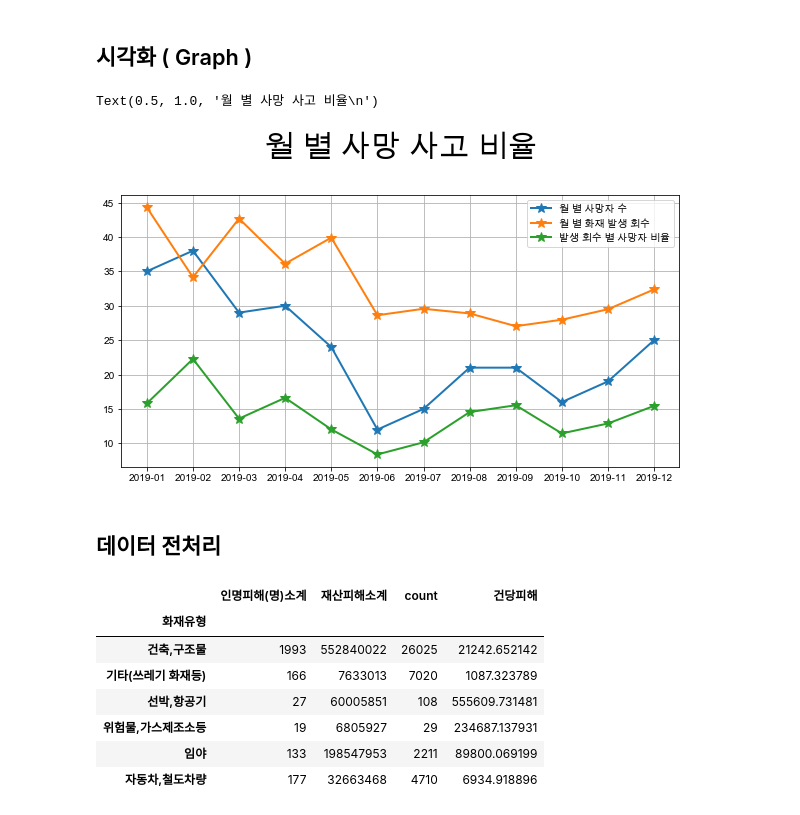
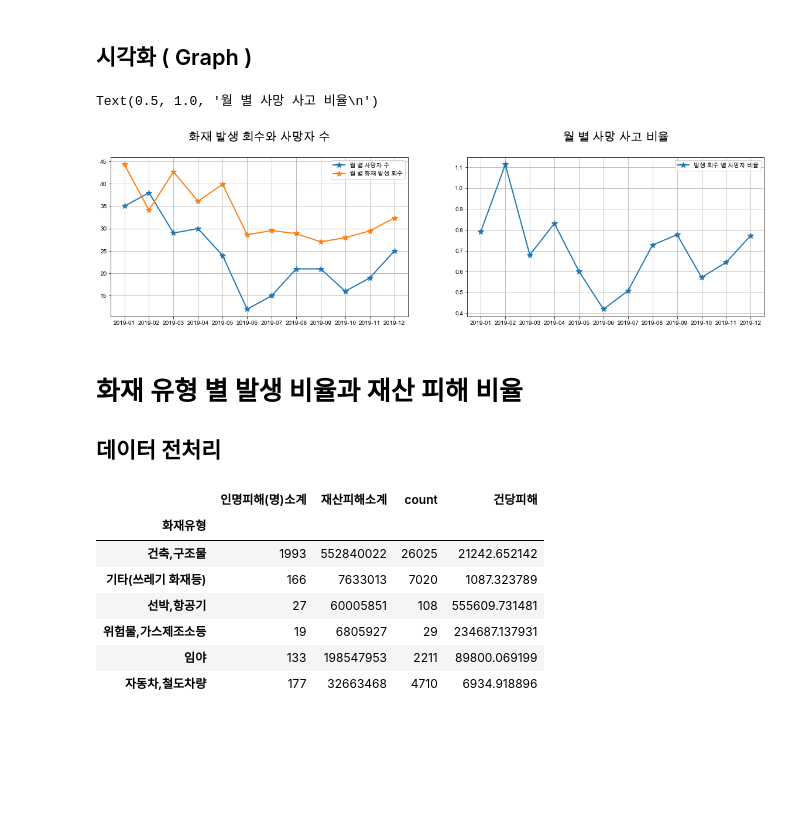
Before and after one commit to charmingjae/pandas, a Jupyter notebook: work/project.ipynb, the cells around one changed output. Cells and saved outputs as stored; diff of their text form; code cells hidden in the pictures; blank space fills up the shorter version.

```diff
--- a/work/project.ipynb
+++ b/work/project.ipynb
@@ -47,20 +47,29 @@ df_sumByMonth['발생회수'] = data['onlyMonth'].groupby(data['onlyMonth']).cou
 ## 시각화 ( Graph )
 # %%
 # 월 별 사망 사고 비율
-plt.figure(figsize=(10,5))
-plt.subplot(111)
+plt.figure(figsize=(20,5))
+
+plt.subplot(121)
 plt.plot(df_sumByMonth.index, df_sumByMonth['사망'], marker='*',markersize=10,linewidth=2, label='월 별 사망자 수')
 plt.plot(df_sumByMonth.index, df_sumByMonth['발생회수']/100, marker='*',markersize=10,linewidth=2, label='월 별 화재 발생 회수')
-plt.plot(df_sumByMonth.index, df_sumByMonth['사망']/df_sumByMonth['발생회수']*2000, marker='*',markersize=10,linewidth=2, label='발생 회수 별 사망자 비율')
 plt.grid(True)
 plt.legend()
 plt.xlabel(u'')
-plt.title('월 별 사망 사고 비율\n', size=30)
+plt.title('화재 발생 회수와 사망자 수\n', size=20)
+
+
+plt.subplot(122)
+plt.plot(df_sumByMonth.index, df_sumByMonth['사망']/df_sumByMonth['발생회수']*100, marker='*',markersize=10,linewidth=2, label='발생 회수 별 사망자 비율')
+plt.grid(True)
+plt.legend()
+plt.xlabel(u'')
+plt.title('월 별 사망 사고 비율\n', size=20)
 # %% [output]
 Text(0.5, 1.0, '월 별 사망 사고 비율\n')
-[figure, old version]
+[figure, new version]
-# %% [markdown]
-## 데이터 전처리
+# %% [markdown]
+# 화재 유형 별 발생 비율과 재산 피해 비율
+## 데이터 전처리
 # %%
 # Create DataFrame
 df_dmgPerCase = data.groupby(data['화재유형']).sum()
```
Also changed, not shown: parts of 4 cells of this notebook.
